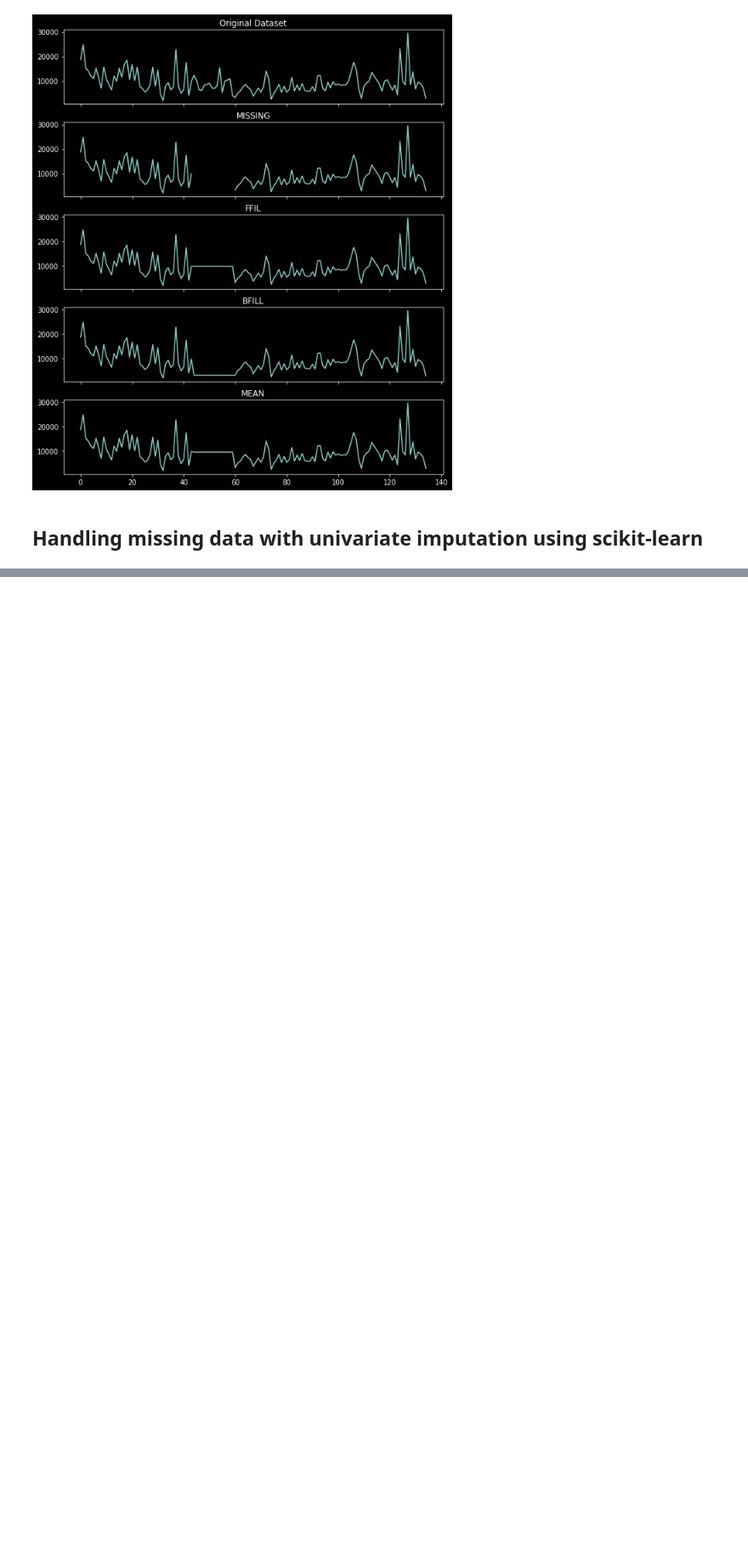
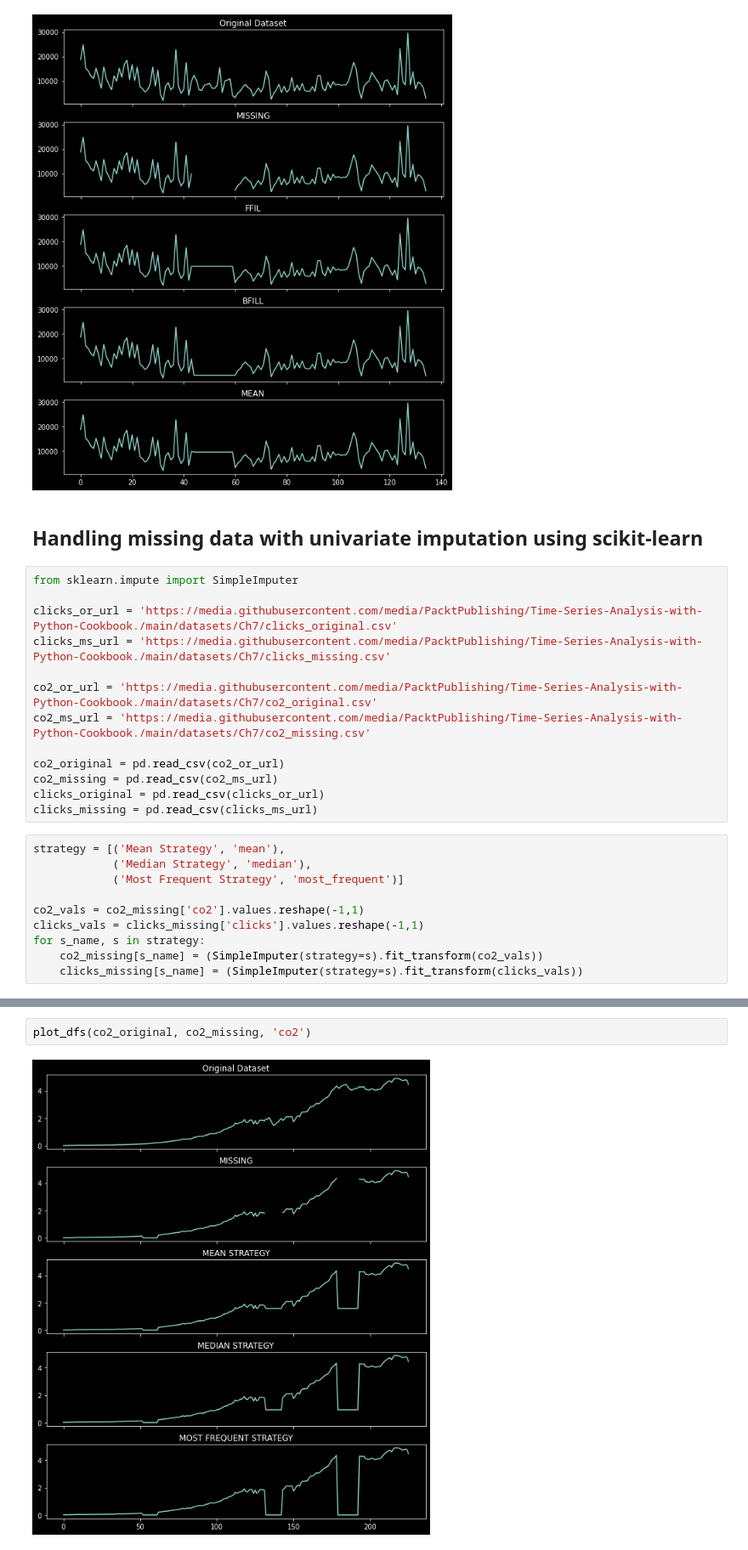
Before and after one commit to BrunoCavag/TimeSeriesAnalisis_Python, a Jupyter notebook: cookbook_code/my_code/Chapter_7.ipynb, the cells around one changed output, grey strips where cells are left out. Shown at 85% size. Saved outputs shown, nothing was run; the diff lists cells and outputs as text; blank space fills up the shorter version.

```diff
--- a/cookbook_code/my_code/Chapter_7.ipynb
+++ b/cookbook_code/my_code/Chapter_7.ipynb
@@ -191,3 +191,26 @@ plot_dfs(clicks_original, clicks_missing, 'clicks')
 [figure]
 # %% [markdown]
 ## Handling missing data with univariate imputation using scikit-learn
+# %%
+from sklearn.impute import SimpleImputer
+
+clicks_or_url = 'https://media.githubusercontent.com/media/PacktPublishing/Time-Series-Analysis-with-Python-Cookbook./main/datasets/Ch7/clicks_original.csv'
+clicks_ms_url = 'https://media.githubusercontent.com/media/PacktPublishing/Time-Series-Analysis-with-Python-Cookbook./main/datasets/Ch7/clicks_missing.csv'
+
+co2_or_url = 'https://media.githubusercontent.com/media/PacktPublishing/Time-Series-Analysis-with-Python-Cookbook./main/datasets/Ch7/co2_original.csv'
+co2_ms_url = 'https://media.githubusercontent.com/media/PacktPublishing/Time-Series-Analysis-with-Python-Cookbook./main/datasets/Ch7/co2_missing.csv'
+
+co2_original = pd.read_csv(co2_or_url)
+co2_missing = pd.read_csv(co2_ms_url)
+clicks_original = pd.read_csv(clicks_or_url)
+clicks_missing = pd.read_csv(clicks_ms_url)
+# %%
+strategy = [('Mean Strategy', 'mean'),
+            ('Median Strategy', 'median'),
+            ('Most Frequent Strategy', 'most_frequent')]
+
+co2_vals = co2_missing['co2'].values.reshape(-1,1)
+clicks_vals = clicks_missing['clicks'].values.reshape(-1,1)
+for s_name, s in strategy:
+    co2_missing[s_name] = (SimpleImputer(strategy=s).fit_transform(co2_vals))
+    clicks_missing[s_name] = (SimpleImputer(strategy=s).fit_transform(clicks_vals))
@@ -193,0 +229,4 @@ plot_dfs(clicks_original, clicks_missing, 'clicks')
+# %%
+plot_dfs(co2_original, co2_missing, 'co2')
+# %% [output]
+[figure, added]
```
Also changed, not shown: parts of 24 cells of this notebook.
